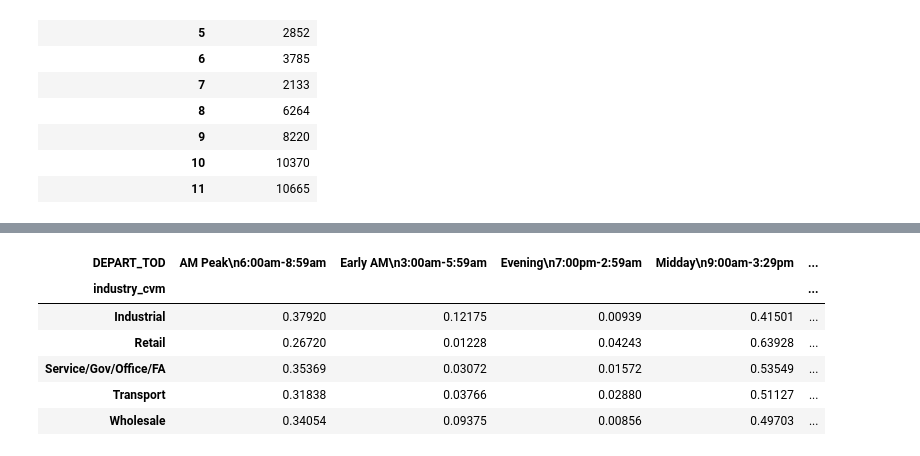
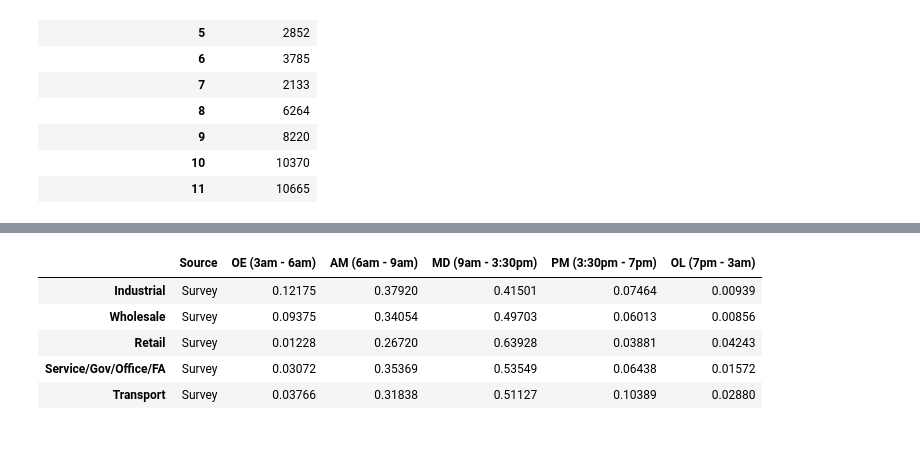
Before and after one commit to SANDAG/Data_CVM, a Jupyter notebook: abm2p/CVS_data_aggregation.ipynb, the cells around one changed output, grey strips where cells are left out. Saved outputs shown, nothing was run; the diff lists cells and outputs as text; code cells hidden in the pictures.

```diff
--- a/abm2p/CVS_data_aggregation.ipynb
+++ b/abm2p/CVS_data_aggregation.ipynb
@@ -198,0 +228,12 @@ tour.pivot_table(index='industry_cvm',
+# %%
+pd.options.display.float_format = '{:20,.2f}'.format
+
+weight_class_category = pd.CategoricalDtype(
+    categories=['DA', 'LHD', 'MHD', 'HHD'],
+    ordered=True,
+)
+
+ind_category = pd.CategoricalDtype(
+    categories=['Industrial', 'Wholesale', 'Retail', 'Service/Gov/Office/FA', 'Transport'],
+    ordered=True,
+)
@@ -234,19 +327,30 @@ tour_data.pivot_table(index='industry_cvm',
+# %%
+pd.options.display.float_format = '{:20,.5f}'.format
 # %%
 # Figure 9. Tour Start Time by Industry
 pd.options.display.float_format = '{:20,.5f}'.format
 
-tb = pd.DataFrame(tour_data_starts.groupby(['industry_cvm', 'DEPART_TOD'])['Most.Likely.Estimate.Weight.Factor'].sum().reset_index())
-pd.crosstab(
-    tb.industry_cvm,
-    tb.DEPART_TOD,
-    values=tb['Most.Likely.Estimate.Weight.Factor'],
+figure9 = pd.DataFrame(tour_data_starts.groupby(['industry_cvm', 'DEPART_TOD'])['Most.Likely.Estimate.Weight.Factor'].sum().reset_index())
+figure9 = pd.crosstab(
+    figure9.industry_cvm.astype(ind_category),
+    figure9.DEPART_TOD,
+    values=figure9['Most.Likely.Estimate.Weight.Factor'],
     aggfunc='sum',
     normalize='index')
+figure9.rename_axis(None, axis=0, inplace=True)
+figure9.rename_axis(None, axis=1, inplace=True)
+figure9['Source'] = 'Survey'
+figure9.rename(columns={'AM Peak\n6:00am-8:59am': 'AM (6am - 9am)',
+                        'Early AM\n3:00am-5:59am': 'OE (3am - 6am)',
+                        'Evening\n7:00pm-2:59am': 'OL (7pm - 3am)',
+                        'Midday\n9:00am-3:29pm': 'MD (9am - 3:30pm)',
+                        'PM Peak\n3:30pm-6:59pm': 'PM (3:30pm - 7pm)'}, inplace=True)
+figure9 = figure9[['Source','OE (3am - 6am)','AM (6am - 9am)','MD (9am - 3:30pm)','PM (3:30pm - 7pm)', 'OL (7pm - 3am)']]
+figure9
 # %% [output]
-| DEPART_TOD | AM Peak\n6:00am-8:59am | Early AM\n3:00am-5:59am | Evening\n7:00pm-2:59am | Midday\n9:00am-3:29pm | ... |
-| industry_cvm |  |  |  |  | ... |
-| Industrial | 0.37920 | 0.12175 | 0.00939 | 0.41501 | ... |
-| Retail | 0.26720 | 0.01228 | 0.04243 | 0.63928 | ... |
-| Service/Gov/Office/FA | 0.35369 | 0.03072 | 0.01572 | 0.53549 | ... |
-| Transport | 0.31838 | 0.03766 | 0.02880 | 0.51127 | ... |
-| Wholesale | 0.34054 | 0.09375 | 0.00856 | 0.49703 | ... |
+|  | Source | OE (3am - 6am) | AM (6am - 9am) | MD (9am - 3:30pm) | PM (3:30pm - 7pm) | OL (7pm - 3am) |
+| Industrial | Survey | 0.12175 | 0.37920 | 0.41501 | 0.07464 | 0.00939 |
+| Wholesale | Survey | 0.09375 | 0.34054 | 0.49703 | 0.06013 | 0.00856 |
+| Retail | Survey | 0.01228 | 0.26720 | 0.63928 | 0.03881 | 0.04243 |
+| Service/Gov/Office/FA | Survey | 0.03072 | 0.35369 | 0.53549 | 0.06438 | 0.01572 |
+| Transport | Survey | 0.03766 | 0.31838 | 0.51127 | 0.10389 | 0.02880 |
```
Also changed, not shown: parts of 15 cells of this notebook, 7 other files.
